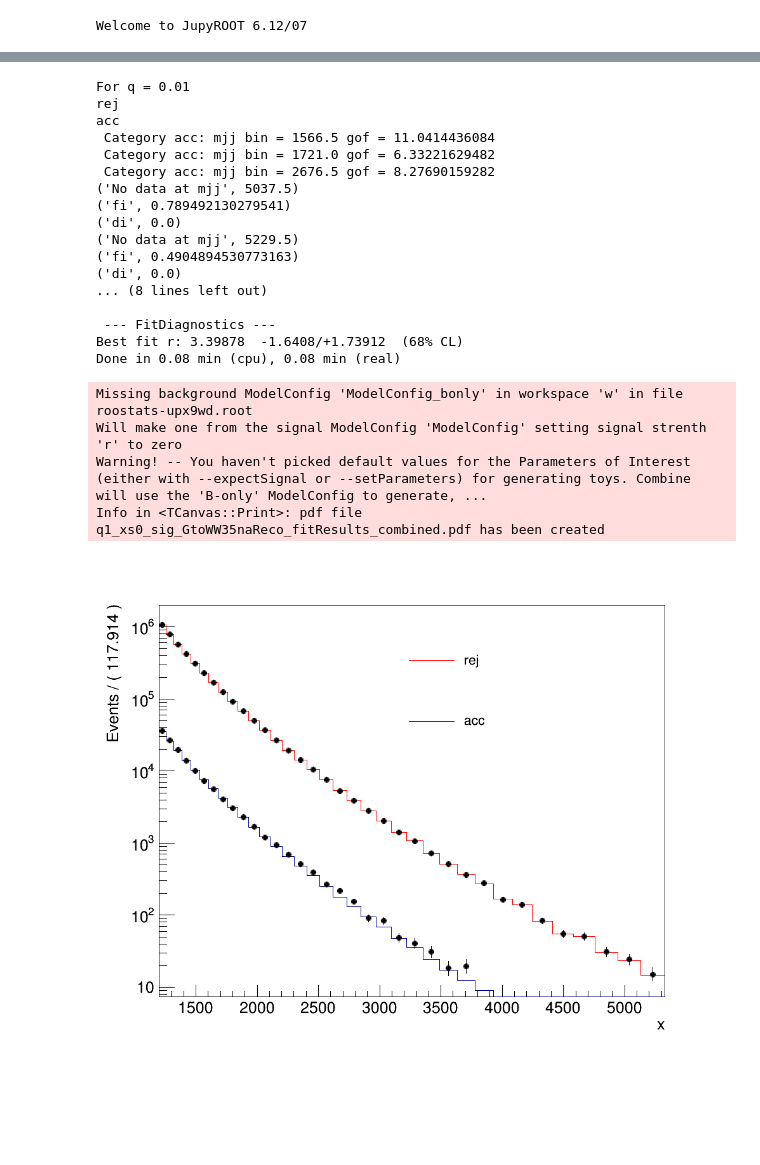
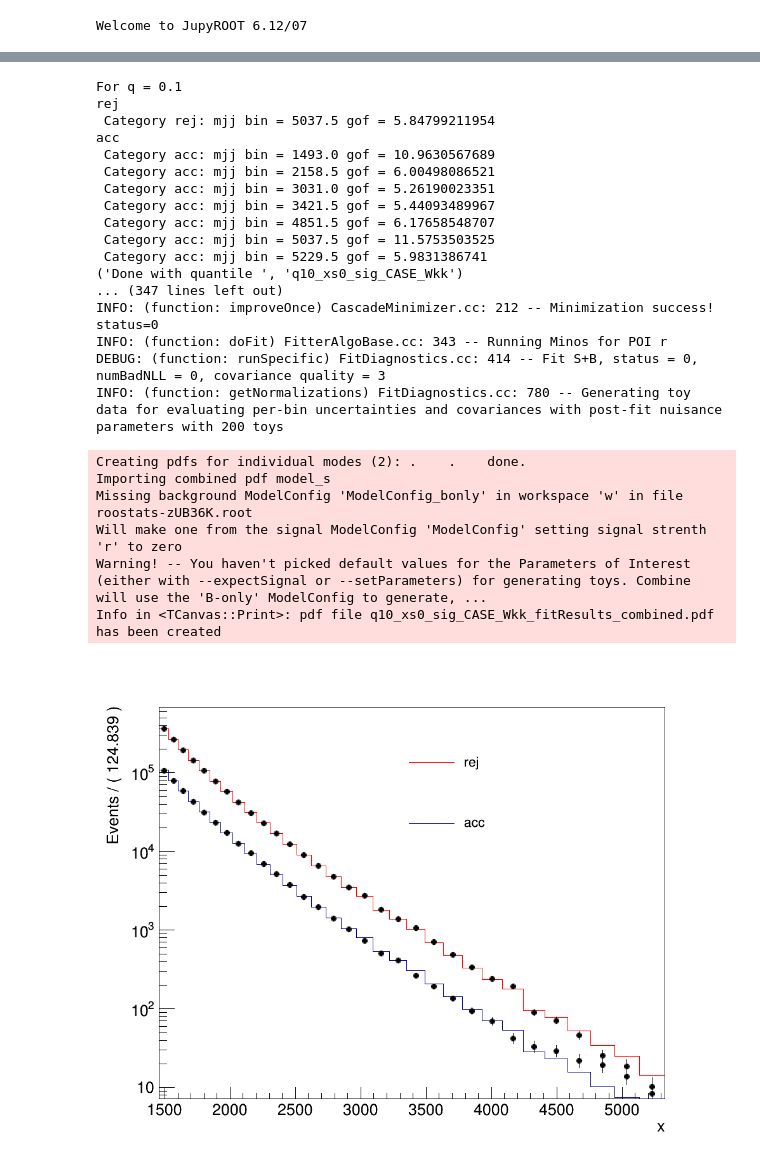
Before and after one commit to mpp-hep/gof_tests, a Jupyter notebook: plot_results.ipynb, the cells around one changed output, grey strips where cells are left out. Cells and saved outputs as stored; diff of their text form; code cells hidden in the pictures; blank space fills up the shorter version.

```diff
--- a/plot_results.ipynb
+++ b/plot_results.ipynb
@@ -23,7 +23,8 @@ useDijet = True
 
 # Dijet variable-binwidth binning (depends on dijet resolution)
 if useDijet:
-    bin_edges = np.array([1200, 1255, 1320, 1387, 1457, 1529,
+    bin_edges = np.array([#1200, 1255, 1320, 1387, 1457, 1529,
+                          1457, 1529,
                           1604, 1681, 1761, 1844, 1930, 2019,
                           2111, 2206, 2305, 2406, 2512, 2620,
                           2733, 2849, 2969, 3093, 3221, 3353,
@@ -40,8 +41,8 @@ min_bin = bin_edges[0]
 bws = (max_bin-min_bin)/n_bins
 
 xsecs = [0]
-tag = "sig_GtoWW35naReco"
-columns = {0.01: 19, 0.1: 18, 0.3: 22,0.5: 21}
+tag = "sig_CASE_Wkk"
+columns = {0.01: 19, 0.1: 18, 0.3: 22,0.5: 21, 0.7: 20}
 # %%
 # Open combine files and extract observed and expeced gof
 for xs in xsecs:
@@ -184,13 +186,13 @@ For q = 0.01
 # Debug! Run and inspect the fit from fitDiagnostics
 
 xs = xsecs[0]
-key = 0.01
+key = 0.1
 
 print("For q = {}".format(key) )
 quantile = int(key*100)
 prefix = "q{}_xs{}_{}".format(quantile,xs,tag)
 
-os.system('combine -M FitDiagnostics -d datacard_ws_{PREFIX}_ratio.txt  -n _{PREFIX} --saveShapes --saveWithUncertainties --dataset data_obs'.format(PREFIX=prefix))
+os.system('combine -M FitDiagnostics -d datacard_ws_{PREFIX}_ratio.txt  -n _{PREFIX} --saveShapes --saveWithUncertainties --dataset data_obs --verbose 2'.format(PREFIX=prefix))
 fitDiag = rt.TFile.Open('fitDiagnostics_{PREFIX}.root'.format(PREFIX=prefix),'r')
 
 
@@ -243,51 +245,53 @@ for cat in ['rej', 'acc']:
             print ("fi", fi)
             print ("di", di)
             gofi = 0.
         else:
             gofi = 2*(fi - di + di*rt.TMath.Log(di/fi)) # see eq. 14 of http://cousins.web.cern.ch/cousins/ongoodness6march2016.pdf
         # expect each bin to give GOF contribution ~ O(1)
         if gofi>5:
 #             print('{cat} bin {i}: fi={fi}, di={di}, gofi={gofi}'.format(cat=cat,i=i,fi=fi,di=di,gofi=gofi))
             print(" Category {}: mjj bin = {} gof = {}".format(cat,mjjvalue,gofi))
         byhand_gof += gofi
 
 tleg.Draw('same')
 f.SetLogy()
 f.Draw()
 f.SaveAs("{}_fitResults_combined.pdf".format(prefix))
 
 print("Done with quantile ",prefix )
 
 print("By hand obs GOF = {}".format(byhand_gof))
 obs_gof_file = uproot.open('higgsCombineRatio_gof_{PREFIX}.GoodnessOfFit.mH120.root'.format(PREFIX=prefix))
 obs_gof = obs_gof_file['limit'].arrays('limit')['limit'][0]
 print("Combine obs GOF = {}".format(obs_gof))
 # print("Combine exp GOF (mean) = {}".format(np.mean(exp_gof)))
 
 # print("p-value =
 # %% [output]
-For q = 0.01
+For q = 0.1
 rej
+ Category rej: mjj bin = 5037.5 gof = 5.84799211954
 acc
- Category acc: mjj bin = 1566.5 gof = 11.0414436084
- Category acc: mjj bin = 1721.0 gof = 6.33221629482
- Category acc: mjj bin = 2676.5 gof = 8.27690159282
-('No data at mjj', 5037.5)
-('fi', 0.789492130279541)
-('di', 0.0)
-('No data at mjj', 5229.5)
-('fi', 0.4904894530773163)
-('di', 0.0)
-... (8 lines left out)
-
- --- FitDiagnostics ---
-Best fit r: 3.39878  -1.6408/+1.73912  (68% CL)
-Done in 0.08 min (cpu), 0.08 min (real)
+ Category acc: mjj bin = 1493.0 gof = 10.9630567689
+ Category acc: mjj bin = 2158.5 gof = 6.00498086521
+ Category acc: mjj bin = 3031.0 gof = 5.26190023351
+ Category acc: mjj bin = 3421.5 gof = 5.44093489967
+ Category acc: mjj bin = 4851.5 gof = 6.17658548707
+ Category acc: mjj bin = 5037.5 gof = 11.5753503525
+ Category acc: mjj bin = 5229.5 gof = 5.9831386741
+('Done with quantile ', 'q10_xs0_sig_CASE_Wkk')
+... (347 lines left out)
+INFO: (function: improveOnce) CascadeMinimizer.cc: 212 -- Minimization success! status=0
+INFO: (function: doFit) FitterAlgoBase.cc: 343 -- Running Minos for POI r
+DEBUG: (function: runSpecific) FitDiagnostics.cc: 414 -- Fit S+B, status = 0, numBadNLL = 0, covariance quality = 3
+INFO: (function: getNormalizations) FitDiagnostics.cc: 780 -- Generating toy data for evaluating per-bin uncertainties and covariances with post-fit nuisance parameters with 200 toys
-Missing background ModelConfig 'ModelConfig_bonly' in workspace 'w' in file roostats-upx9wd.root
+Creating pdfs for individual modes (2): .    .    done.
+Importing combined pdf model_s
+Missing background ModelConfig 'ModelConfig_bonly' in workspace 'w' in file roostats-zUB36K.root
 Will make one from the signal ModelConfig 'ModelConfig' setting signal strenth 'r' to zero
 Warning! -- You haven't picked default values for the Parameters of Interest (either with --expectSignal or --setParameters) for generating toys. Combine will use the 'B-only' ModelConfig to generate, ...
-Info in <TCanvas::Print>: pdf file q1_xs0_sig_GtoWW35naReco_fitResults_combined.pdf has been created
+Info in <TCanvas::Print>: pdf file q10_xs0_sig_CASE_Wkk_fitResults_combined.pdf has been created
-[figure, old version]
+[figure, new version]
 # %%
 # Make a nice plot for how the p-value chnges with the amount of injected signal
 # Requires evaluation of >1 signal strengths
```
Also changed, not shown: parts of 3 cells of this notebook, 3 other files.
